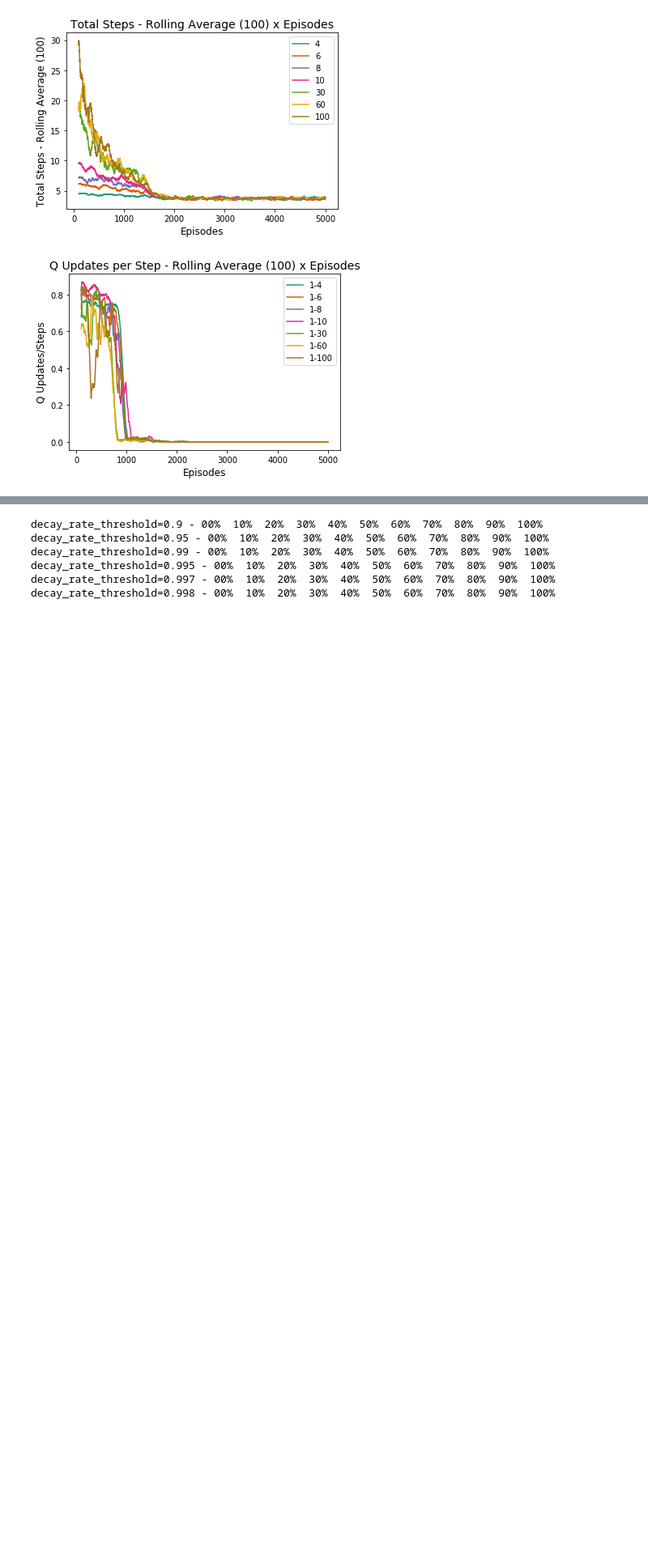
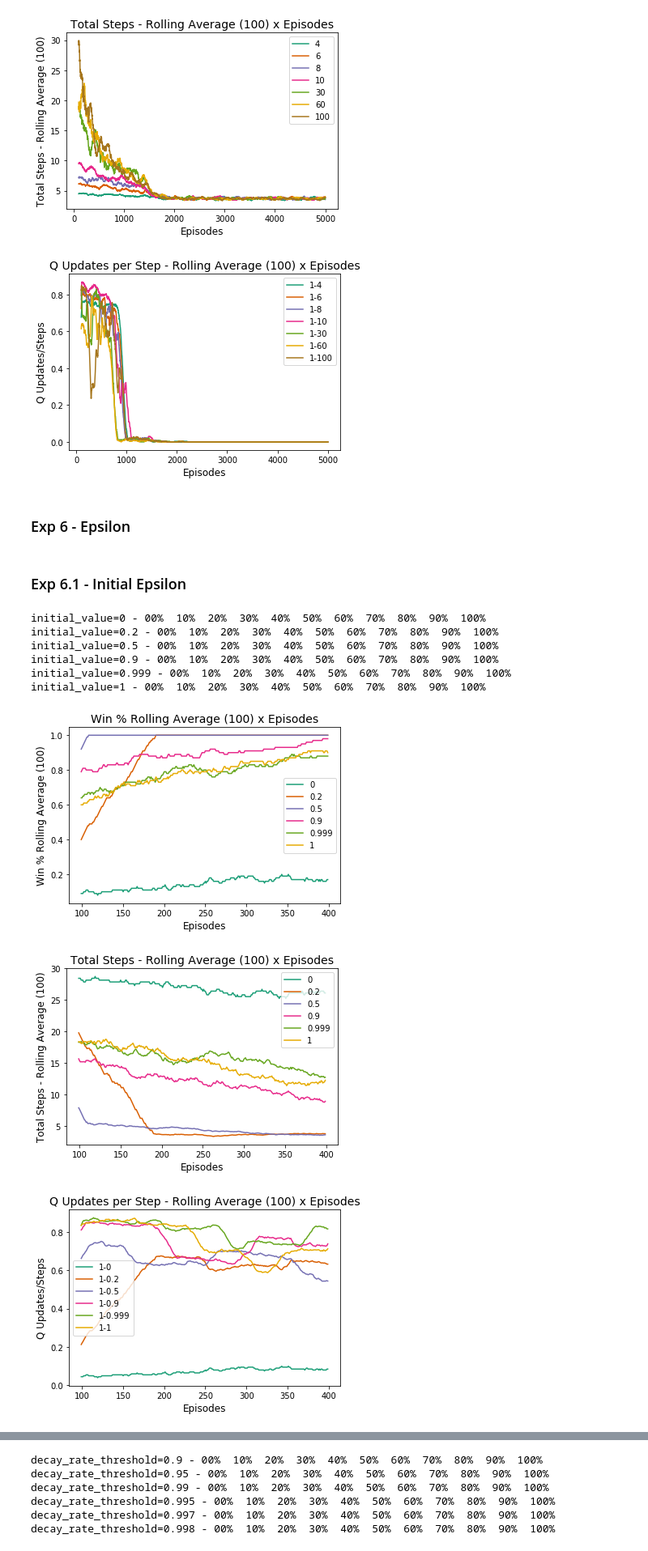
Before and after one commit to melloflavio/2019-SoftwareAgents-CW, a Jupyter notebook: Coursework.ipynb, the cells around one changed output, grey strips where cells are left out. Shown at 81% size. Drawn from its saved outputs; the diff is of its cells as text; code cells hidden in the pictures; blank space fills up the shorter version.

```diff
--- a/Coursework.ipynb
+++ b/Coursework.ipynb
@@ -722,7 +725,7 @@ alpha=0.9 - 00%  10%  20%  30%  40%  50%  60%  70%  80%  90%  100%
 # %%
 EXPERIMENT = {
     'num_agents': 1,        # ∈ {1,2,3}
-    'num_episodes': 5000,    # Number of episodes the experiment lasts
+    'num_episodes': 2500,    # Number of episodes the experiment lasts
     'max_steps': 30,       # Max steps per episode
     'epsilon': {
         'initial_value': 0.999,
@@ -804,4 +807,45 @@ max_steps=100 - 00%  10%  20%  30%  40%  50%  60%  70%  80%  90%  100%
 [figure]
 [figure]
 [figure]
+# %% [markdown]
+### Exp 6 - Epsilon
+# %% [markdown]
+### Exp 6.1 - Initial Epsilon
+# %%
+EXPERIMENT = {
+    'num_agents': 1,        # ∈ {1,2,3}
+    'num_episodes': 400,    # Number of episodes the experiment lasts
+    'max_steps': 30,       # Max steps per episode
+    'epsilon': {
+        'initial_value': 0.999,
+        'decay_rate_1': 0.9995,  # Decay if e >= threshold
+        'decay_rate_2': 0.995,   # Decay if e < threshold
+        'decay_rate_threshold': 0.5,
+    },
+    'alpha': 0.8, # learning rate
+    'gamma': 0.5, # dicount factor
+    'return': 100, # Return for moving into terminal state
+    'penalty': -100, # Punishment for leaving terminal state
+}
+
+epsilon_results = []
+
+epsilon_to_test = [0, 0.2, 0.5, 0.9, 0.999, 1]
+for epsilon in epsilon_to_test:
+    EXPERIMENT['epsilon']['initial_value'] = epsilon
+    print('initial_value={} - '.format(epsilon), end='')
+    instance_results = perform_experiment()
+    epsilon_results.append(process_results(instance_results))
+
+show_results_multi(epsilon_results, epsilon_to_test)
+# %% [output]
+initial_value=0 - 00%  10%  20%  30%  40%  50%  60%  70%  80%  90%  100%
+initial_value=0.2 - 00%  10%  20%  30%  40%  50%  60%  70%  80%  90%  100%
+initial_value=0.5 - 00%  10%  20%  30%  40%  50%  60%  70%  80%  90%  100%
+initial_value=0.9 - 00%  10%  20%  30%  40%  50%  60%  70%  80%  90%  100%
+initial_value=0.999 - 00%  10%  20%  30%  40%  50%  60%  70%  80%  90%  100%
+initial_value=1 - 00%  10%  20%  30%  40%  50%  60%  70%  80%  90%  100%
+[figure, added]
+[figure, added]
+[figure, added]
 # %% [markdown]
```
Also changed, not shown: parts of 6 cells of this notebook, 5 other files.
